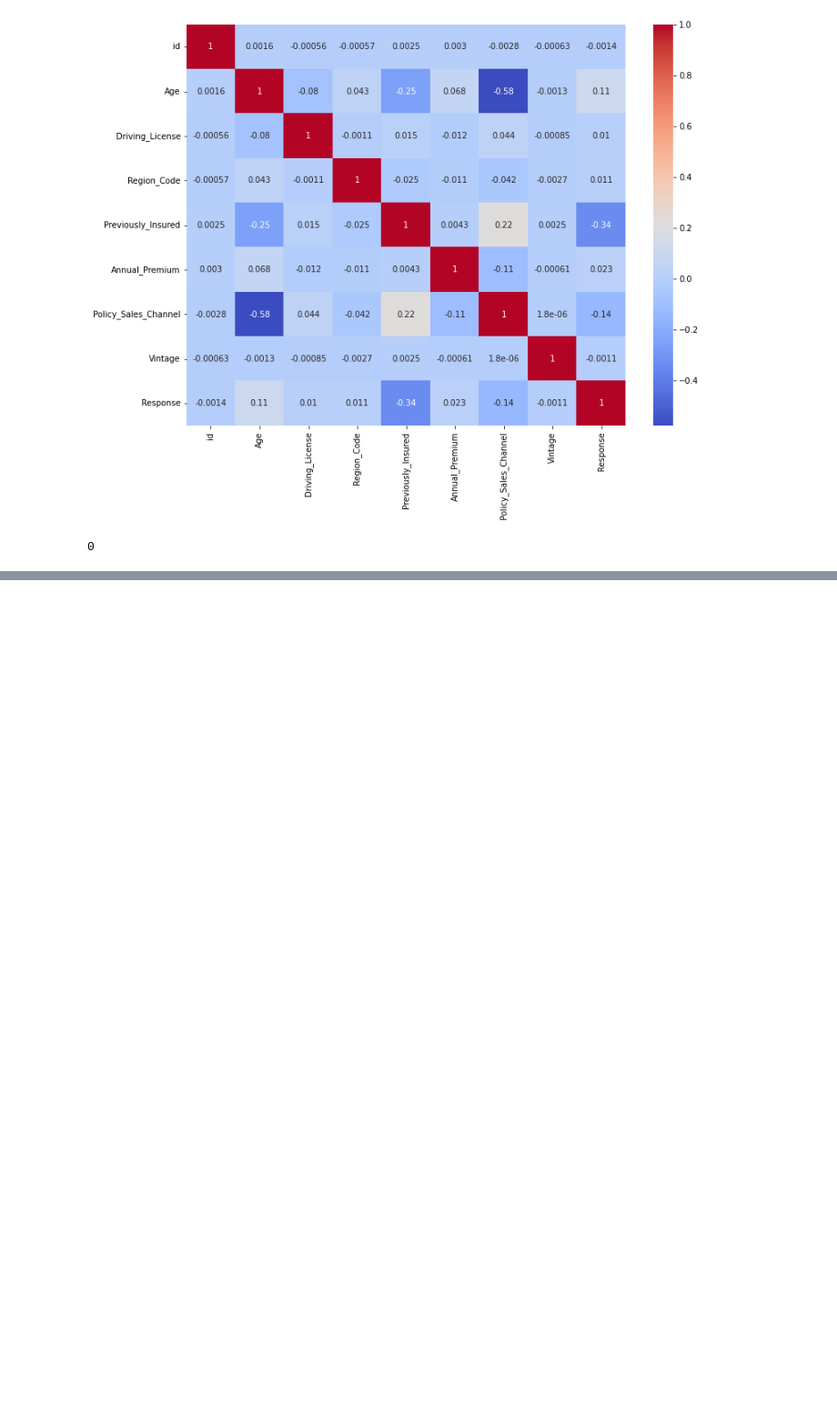
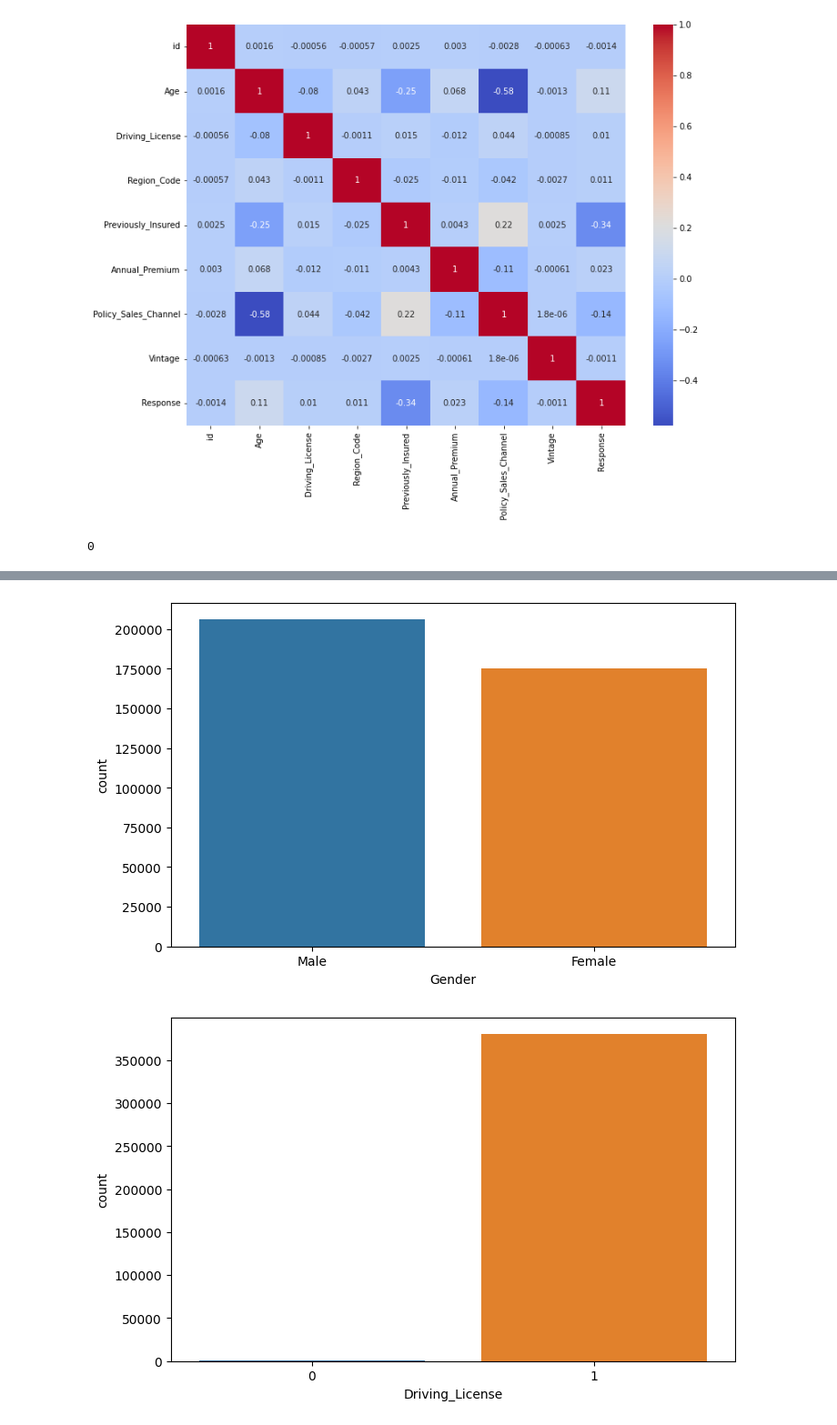
Before and after one commit to Saif-Khan435/Health-Insurance-Cross-Sell-Prediction, a Jupyter notebook: Mohammed_Saif_Khan_HEALTH_INSURANCE_CROSS_SELL_PREDICTION.ipynb, the cells around one changed output, grey strips where cells are left out. Shown at 91% size. Drawn from its saved outputs; the diff is of its cells as text; code cells hidden in the pictures; blank space fills up the shorter version.

```diff
--- a/Mohammed_Saif_Khan_HEALTH_INSURANCE_CROSS_SELL_PREDICTION.ipynb
+++ b/Mohammed_Saif_Khan_HEALTH_INSURANCE_CROSS_SELL_PREDICTION.ipynb
@@ -192,0 +202,2 @@ df.duplicated().sum()
+# %%
+catcol = ['Gender', 'Driving_License', 'Previously_Insured', 'Vehicle_Age', 'Vehicle_Damage']
@@ -192,0 +206,8 @@ df.duplicated().sum()
+# %%
+for col in catcol:
+  fig = plt.figure(figsize=(8, 5))
+  ax = fig.gca()
+  sns.countplot(df[col])  # hue = df['Response']
+# %% [output]
+[figure, added]
+[figure, added]
```
Also changed, not shown: parts of 10 cells of this notebook.
